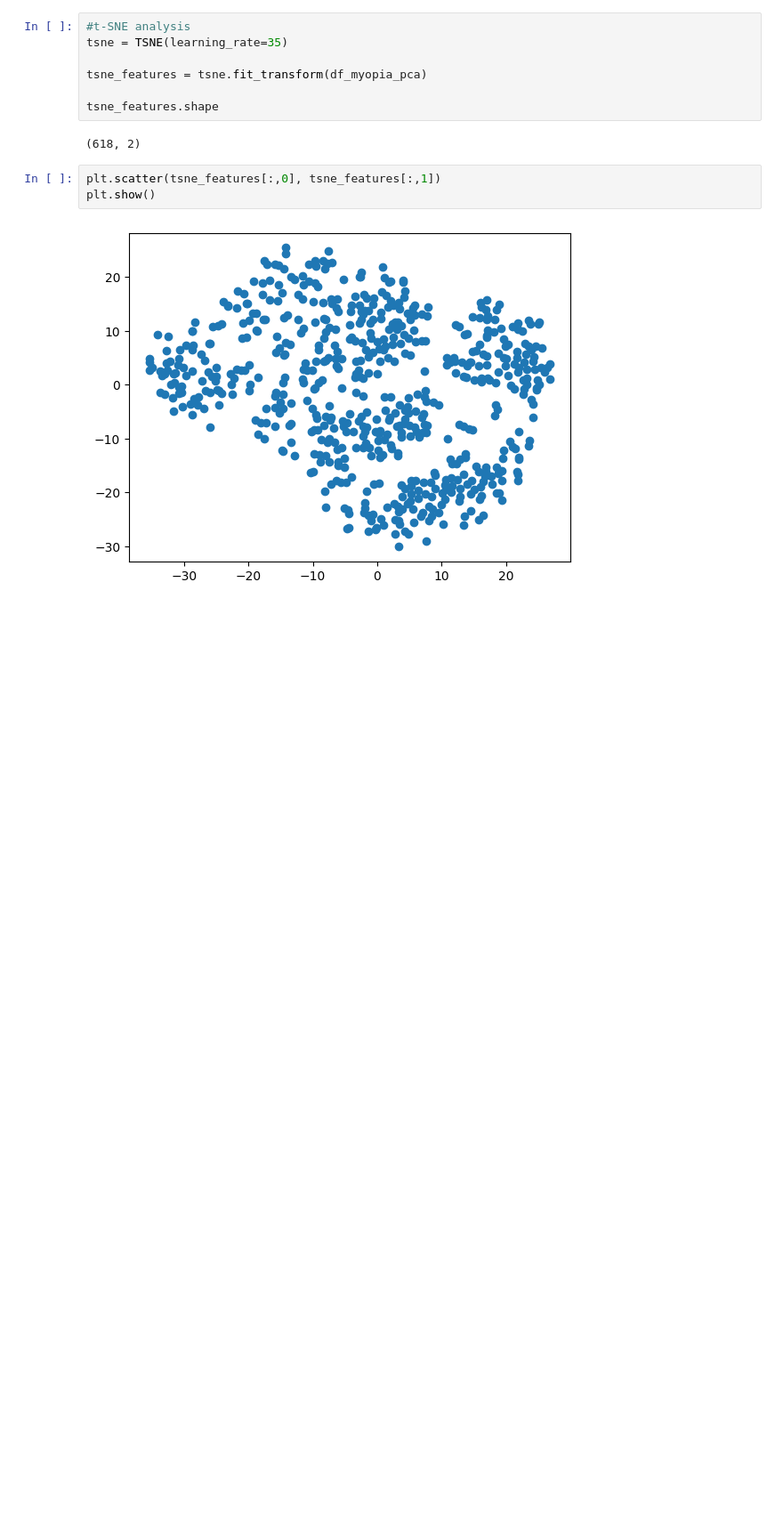
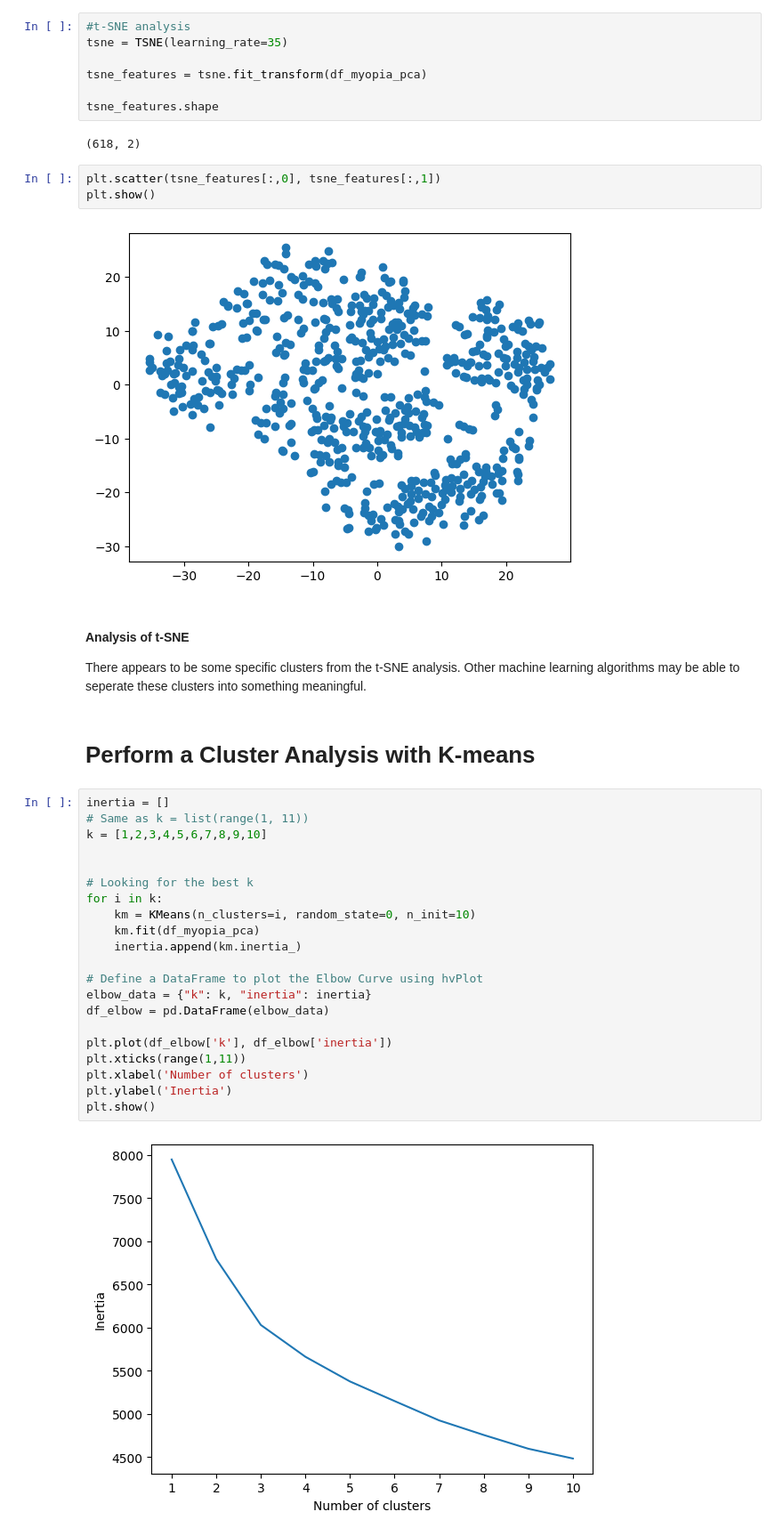
Before and after one commit to NSkinnerSci/unsupervised-machine-learning-challenge, a Jupyter notebook: unsupervised_learning.ipynb, the cells around one changed output. Shown: that part at 89% size. Cells and saved outputs as stored; diff of their text form; blank space fills up the shorter version.

```diff
--- a/unsupervised_learning.ipynb
+++ b/unsupervised_learning.ipynb
@@ -81,3 +81,31 @@ plt.scatter(tsne_features[:,0], tsne_features[:,1])
 plt.show()
 # %% [output]
 [figure]
+# %% [markdown]
+#### Analysis of t-SNE
+There appears to be some specific clusters from the t-SNE analysis. Other machine learning algorithms may be able to seperate these clusters into something meaningful.
+# %% [markdown]
+# Perform a Cluster Analysis with K-means
+# %%
+inertia = []
+# Same as k = list(range(1, 11))
+k = [1,2,3,4,5,6,7,8,9,10]
+
+
+# Looking for the best k
+for i in k:
+    km = KMeans(n_clusters=i, random_state=0, n_init=10)
+    km.fit(df_myopia_pca)
+    inertia.append(km.inertia_)
+
+# Define a DataFrame to plot the Elbow Curve using hvPlot
+elbow_data = {"k": k, "inertia": inertia}
+df_elbow = pd.DataFrame(elbow_data)
+
+plt.plot(df_elbow['k'], df_elbow['inertia'])
+plt.xticks(range(1,11))
+plt.xlabel('Number of clusters')
+plt.ylabel('Inertia')
+plt.show()
+# %% [output]
+[figure, added]
```
Also changed, not shown: parts of 1 cell of this notebook.
